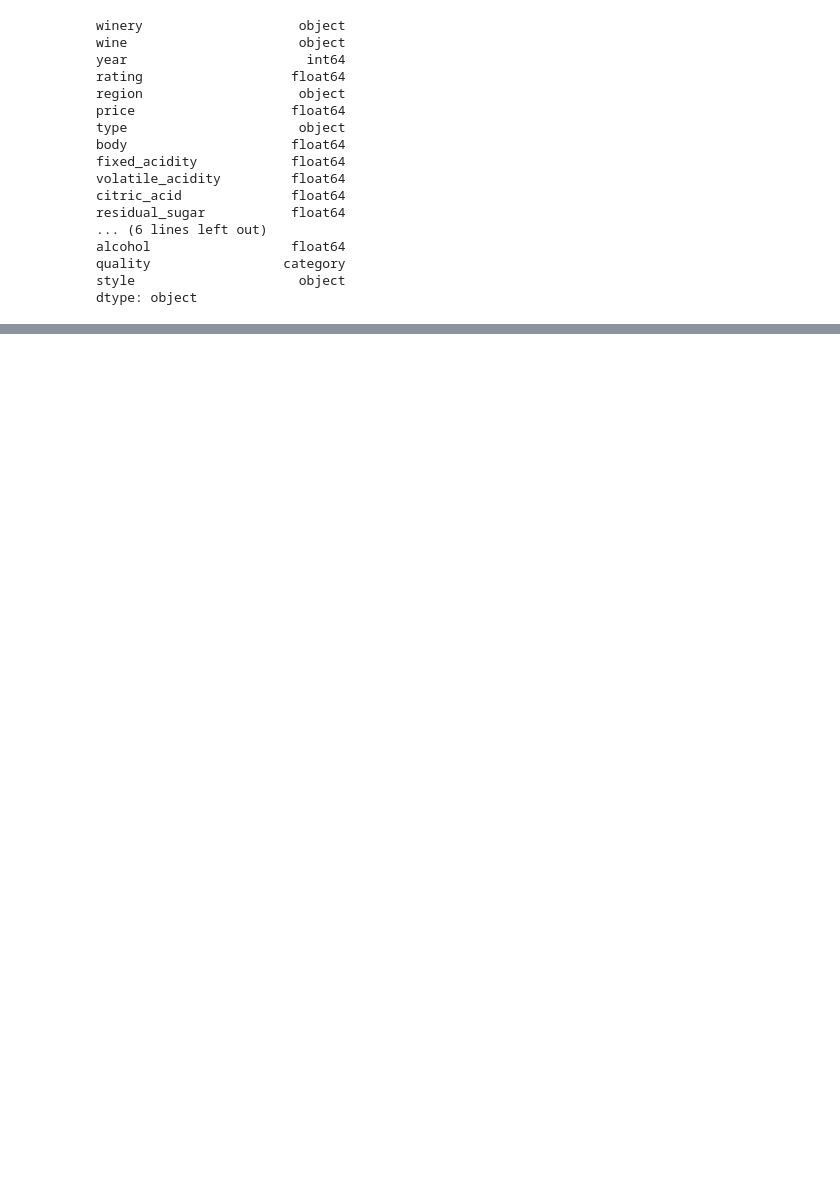
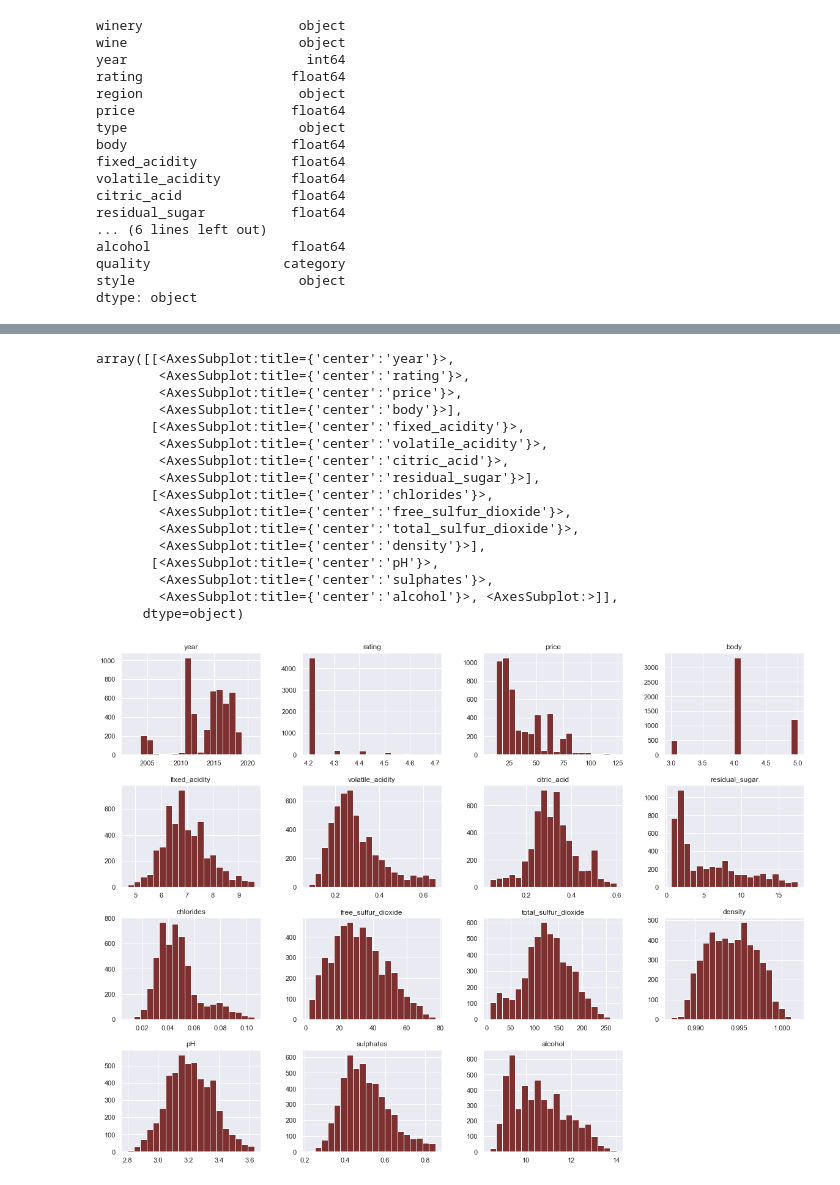
Before and after one commit to car-vigo/vinos-corderhouse, a Jupyter notebook: notebooks/2.1-vinos.coderhouse-feature.eng.ipynb, the cells around one changed output, grey strips where cells are left out. Saved outputs shown, nothing was run; the diff lists cells and outputs as text; code cells hidden in the pictures; blank space fills up the shorter version.

```diff
--- a/notebooks/2.1-vinos.coderhouse-feature.eng.ipynb
+++ b/notebooks/2.1-vinos.coderhouse-feature.eng.ipynb
@@ -99,0 +88,4 @@ Name: price, Length: 481, dtype: int64
+# %%
+# Nuevo dataframe con solo las columnas de tipo numericas
+df_wine_numeric = df_wine.select_dtypes(include=['float64', 'int64'])
+df_wine_numeric.head()
@@ -99,0 +99,21 @@ Name: price, Length: 481, dtype: int64
+# %%
+# Vemos la distribucion hist
+df_wine_numeric.hist(bins=20, figsize=(20,15), color = COLOR_VINO_TINTO)
+# %% [output]
+array([[<AxesSubplot:title={'center':'year'}>,
+        <AxesSubplot:title={'center':'rating'}>,
+        <AxesSubplot:title={'center':'price'}>,
+        <AxesSubplot:title={'center':'body'}>],
+       [<AxesSubplot:title={'center':'fixed_acidity'}>,
+        <AxesSubplot:title={'center':'volatile_acidity'}>,
+        <AxesSubplot:title={'center':'citric_acid'}>,
+        <AxesSubplot:title={'center':'residual_sugar'}>],
+       [<AxesSubplot:title={'center':'chlorides'}>,
+        <AxesSubplot:title={'center':'free_sulfur_dioxide'}>,
+        <AxesSubplot:title={'center':'total_sulfur_dioxide'}>,
+        <AxesSubplot:title={'center':'density'}>],
+       [<AxesSubplot:title={'center':'pH'}>,
+        <AxesSubplot:title={'center':'sulphates'}>,
+        <AxesSubplot:title={'center':'alcohol'}>, <AxesSubplot:>]],
+      dtype=object)
+[figure, added]
```
Also changed, not shown: parts of 29 cells of this notebook.
